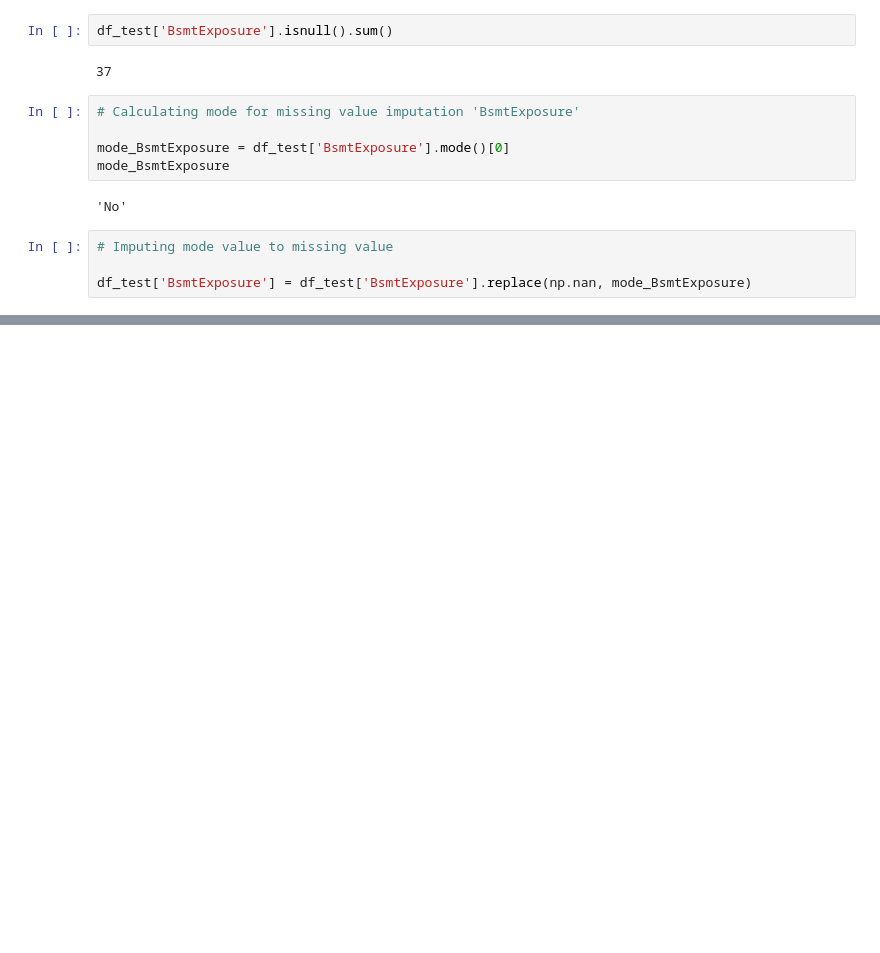
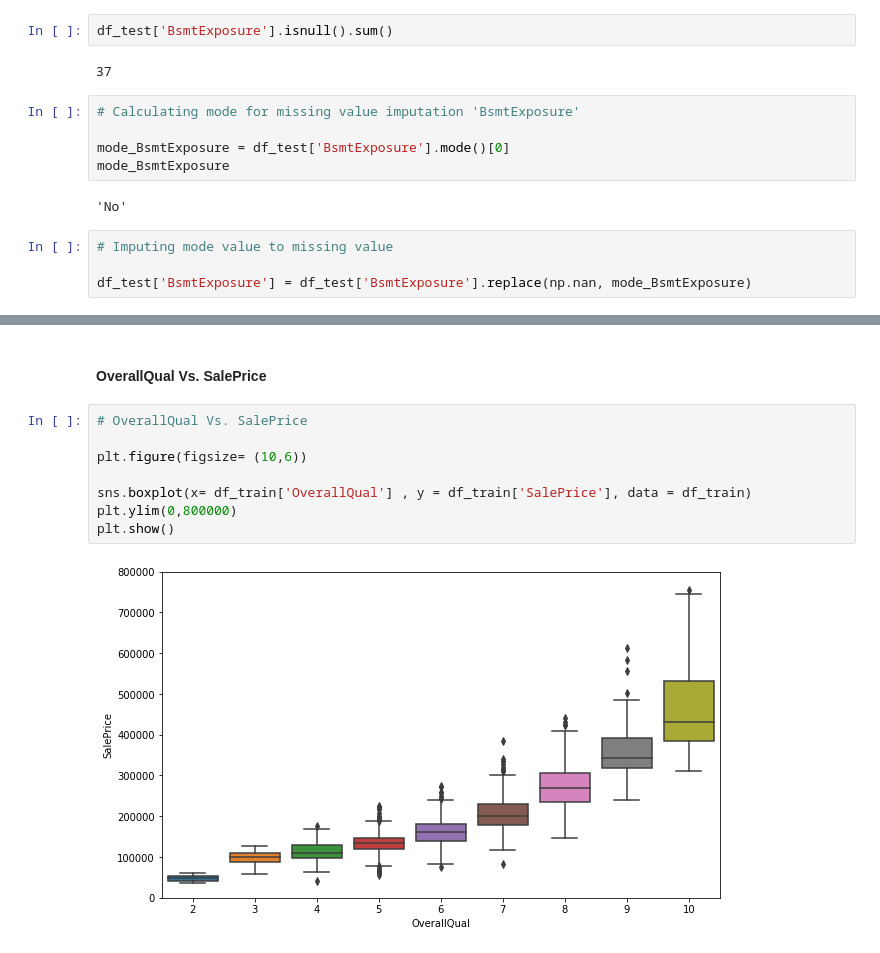
Before and after one commit to Sushil-Deore/Housing-Prices-Predictions, a Jupyter notebook: Housing Prices Prediction.ipynb, the cells around one changed output, grey strips where cells are left out. Cells and saved outputs as stored; diff of their text form; blank space fills up the shorter version.

```diff
--- a/Housing Prices Prediction.ipynb
+++ b/Housing Prices Prediction.ipynb
@@ -854,0 +1051,12 @@ df_test['BsmtExposure'] = df_test['BsmtExposure'].replace(np.nan, mode_BsmtExpos
+# %% [markdown]
+#### OverallQual Vs. SalePrice
+# %%
+# OverallQual Vs. SalePrice
+
+plt.figure(figsize= (10,6))
+
+sns.boxplot(x= df_train['OverallQual'] , y = df_train['SalePrice'], data = df_train)
+plt.ylim(0,800000)
+plt.show()
+# %% [output]
+[figure, added]
```
Also changed, not shown: parts of 40 cells of this notebook.
